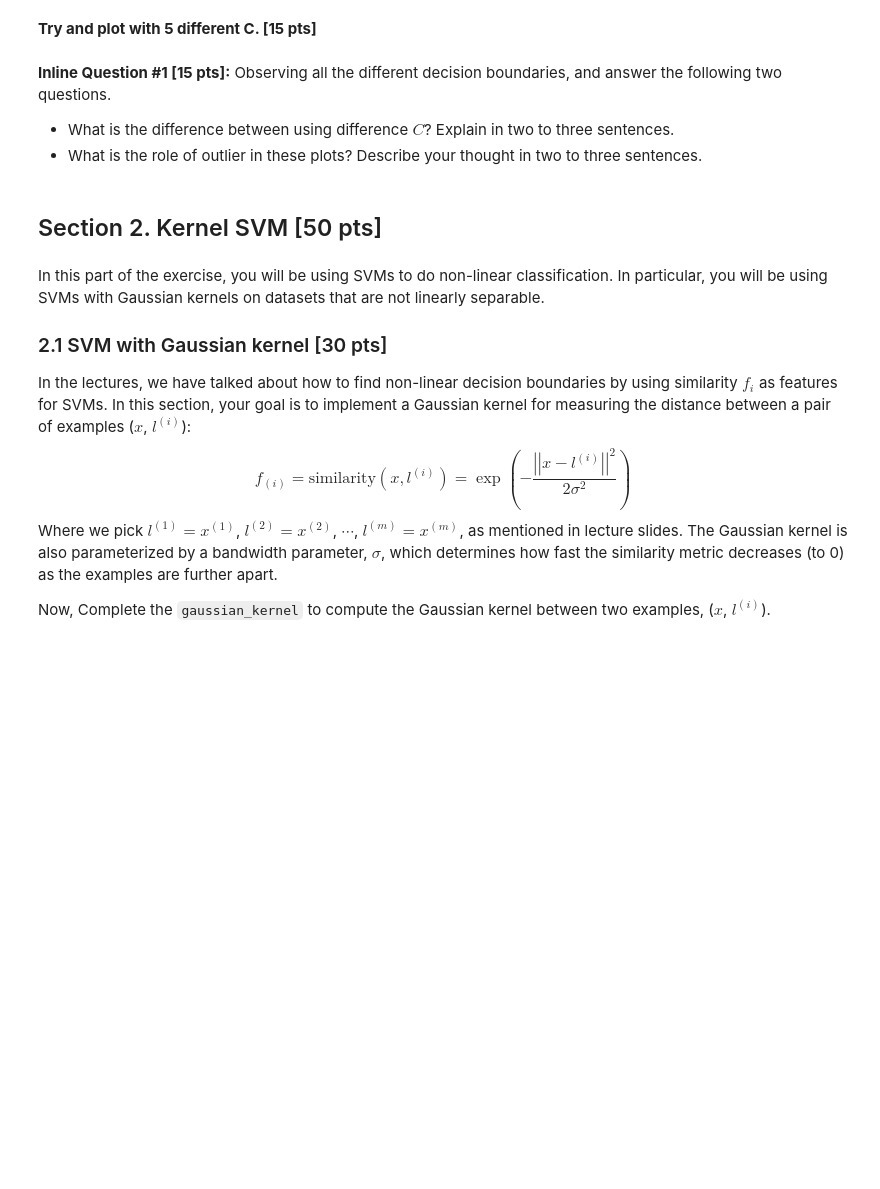
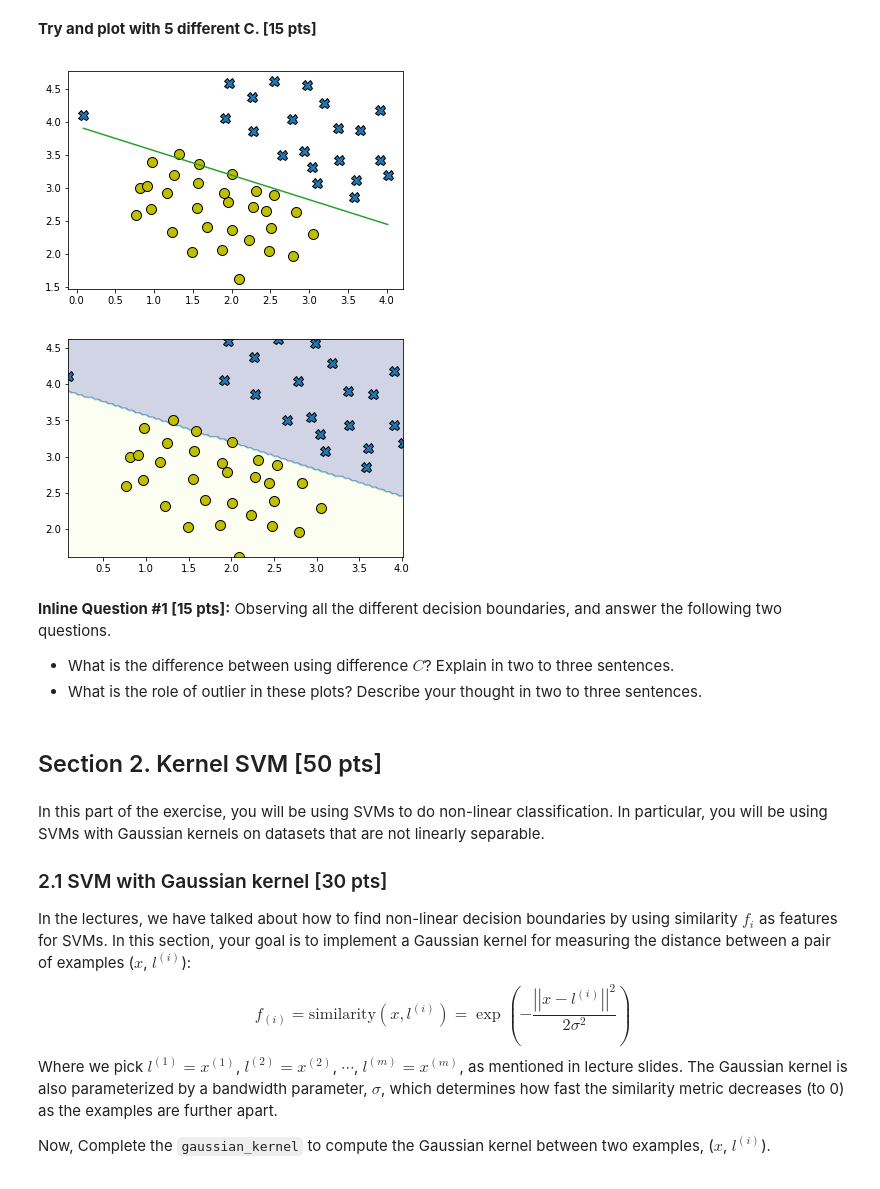
Before and after one commit to fredya/CS5824, a Jupyter notebook: hw2/ECE-CS 5424 Assignment 2.ipynb, the cells around one changed output. Drawn from its saved outputs; the diff is of its cells as text; code cells hidden in the pictures; blank space fills up the shorter version.

```diff
--- a/hw2/ECE-CS 5424 Assignment 2.ipynb
+++ b/hw2/ECE-CS 5424 Assignment 2.ipynb
@@ -193,26 +196,31 @@ plot_data(X, y)
 # %%
 # Try 5 different C with LinearSVC.
 from sklearn.svm import LinearSVC
 
 ################################################################################
 # TODO:                                                                        #
 # Pick 5 different C you like, train your LinearSVC with them, and plot all the#
 # decision boundaries.                                                         #
 # Note that you should train LinearSVC with l2 penalty and hinge loss.         #
 # Also, note that when passing arguments to functions/class initializer, you   #
 # can specify which value is for which argument.                               #
 # This trick is called keyword arguments in Python.                            #
 #                                                                              #
 # For example, if I want to make a LinearSVC with C=0.5 and squared hinge loss,#
 # we can write:                                                                #
 # LinearSVC(C=0.5, loss='squared_hinge')                                       #
 #                                                                              #
 ################################################################################
-
-
+model = LinearSVC(C=100)
+model.fit(X,y)
+plot_linear_boundary(X, y, model)
+plot_nonlinear_boundary(X, y, model)
 ################################################################################
 #                                 END OF YOUR CODE                             #
 ################################################################################
+# %% [output]
+[figure, added]
+[figure, added]
 # %% [markdown]
 **Inline Question #1 [15 pts]:** Observing all the different decision boundaries, and answer the following two questions.
 - What is the difference between using difference $C$? Explain in two to three sentences.
```
Also changed, not shown: parts of 17 cells of this notebook, 1 other file.
